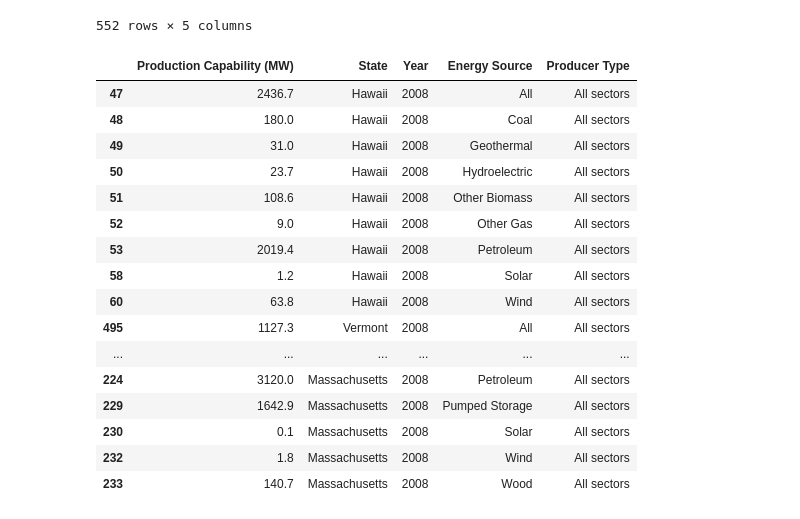
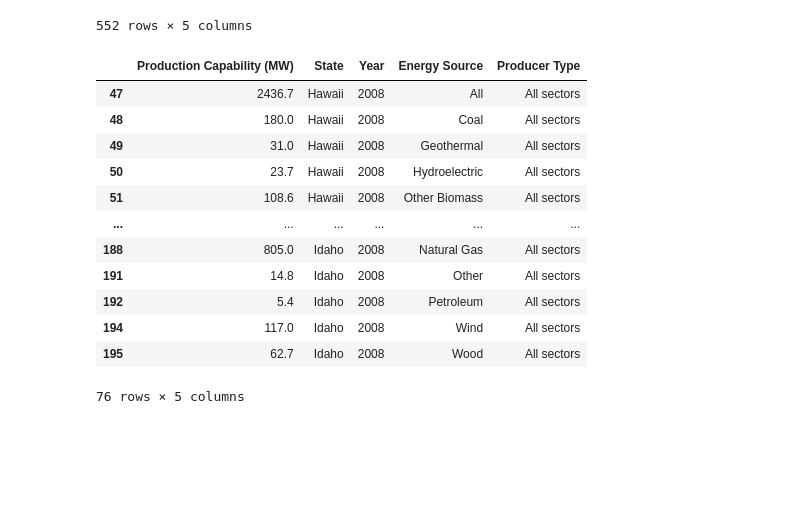
Before and after one commit to andrew8185/project-01, a Jupyter notebook: project_1.ipynb, the cells around one changed output. Saved outputs shown, nothing was run; the diff lists cells and outputs as text; code cells hidden in the pictures; blank space fills up the shorter version.

```diff
--- a/project_1.ipynb
+++ b/project_1.ipynb
@@ -542,42 +691,28 @@ df_agg_production_capability_2018
 # %%
 # CREATE FOR LOOP TO ONLY PULL KEY STATES FOR ANALYSIS FOR 2008
 
-states_comparison = ['Hawaii', 'Vermont', 'Wyoming', 'Michigan', 'Kansas', 'Massachusetts']
-#df_agg_production_capability_2008.loc[df_agg_production_capability_2008['State']=='Iowa']
-#df_agg_production_capability_2008[df_agg_production_capability_2008['State'].isin(['Hawaii'])]
-#df_agg_production_capability_2008[df_agg_production_capability_2008["State"] == ('Hawaii' | 'Kansas')]
+states_comparison = ['Hawaii', 'Vermont', 'Wyoming', 'Michigan', 'Louisiana', 'Massachusetts', 'West Virginia', 'South Dakota', 'Idaho']
 
 df_2008_filtered_state = []
 
 for state in states_comparison:
-    #df_2008_filtered_state = df_agg_production_capability_2008.loc[df_agg_production_capability_2008['State']==state]
     df_2008_state_comparison = df_agg_production_capability_2008.query("State == @state")
     df_2008_filtered_state.append(df_2008_state_comparison)
 
 df_2008_filtered_state = pd.concat(df_2008_filtered_state)
 df_2008_filtered_state
-# hawaii = df_agg_production_capability_2008.loc[df_agg_production_capability_2008['State']=='Hawaii']
-# vermont = df_agg_production_capability_2008.loc[df_agg_production_capability_2008['State']=='Vermont']
-# wyoming = df_agg_production_capability_2008.loc[df_agg_production_capability_2008['State']=='Wyoming']
-# Micihgan = df_agg_production_capability_2008.loc[df_agg_production_capability_2008['State']=='Michigan']
-# Kansas = df_agg_production_capability_2008.loc[df_agg_production_capability_2008['State']=='Kansas']
-# Massachusetts = df_agg_production_capability_2008.loc[df_agg_production_capability_2008['State']=='Massachusetts']
 # %% [output]
 |  | Production Capability (MW) | State | Year | Energy Source | Producer Type |
 | 47 | 2436.7 | Hawaii | 2008 | All | All sectors |
 | 48 | 180.0 | Hawaii | 2008 | Coal | All sectors |
 | 49 | 31.0 | Hawaii | 2008 | Geothermal | All sectors |
 | 50 | 23.7 | Hawaii | 2008 | Hydroelectric | All sectors |
 | 51 | 108.6 | Hawaii | 2008 | Other Biomass | All sectors |
-| 52 | 9.0 | Hawaii | 2008 | Other Gas | All sectors |
-| 53 | 2019.4 | Hawaii | 2008 | Petroleum | All sectors |
-| 58 | 1.2 | Hawaii | 2008 | Solar | All sectors |
-| 60 | 63.8 | Hawaii | 2008 | Wind | All sectors |
-| 495 | 1127.3 | Vermont | 2008 | All | All sectors |
 | ... | ... | ... | ... | ... | ... |
-| 224 | 3120.0 | Massachusetts | 2008 | Petroleum | All sectors |
-| 229 | 1642.9 | Massachusetts | 2008 | Pumped Storage | All sectors |
-| 230 | 0.1 | Massachusetts | 2008 | Solar | All sectors |
-| 232 | 1.8 | Massachusetts | 2008 | Wind | All sectors |
-| 233 | 140.7 | Massachusetts | 2008 | Wood | All sectors |
+| 188 | 805.0 | Idaho | 2008 | Natural Gas | All sectors |
+| 191 | 14.8 | Idaho | 2008 | Other | All sectors |
+| 192 | 5.4 | Idaho | 2008 | Petroleum | All sectors |
+| 194 | 117.0 | Idaho | 2008 | Wind | All sectors |
+| 195 | 62.7 | Idaho | 2008 | Wood | All sectors |
+76 rows × 5 columns
 # %%
```
Also changed, not shown: parts of 29 cells of this notebook.
